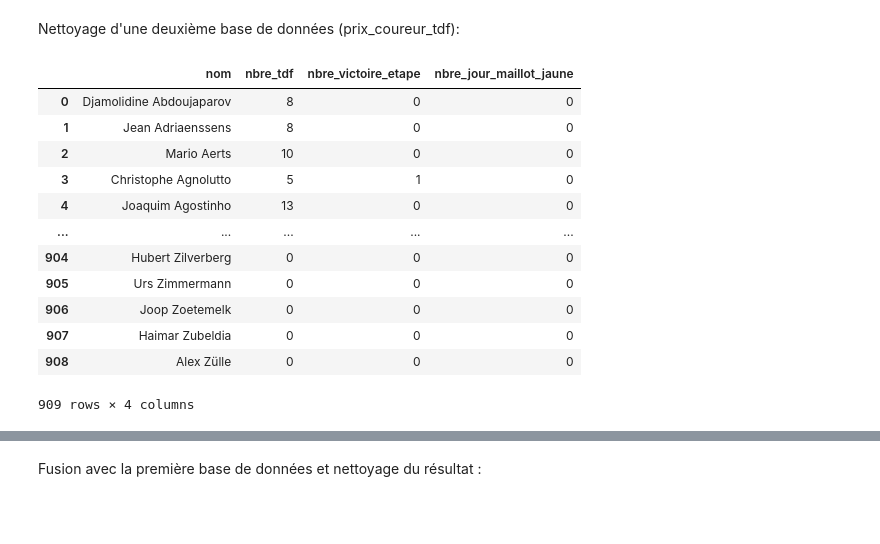
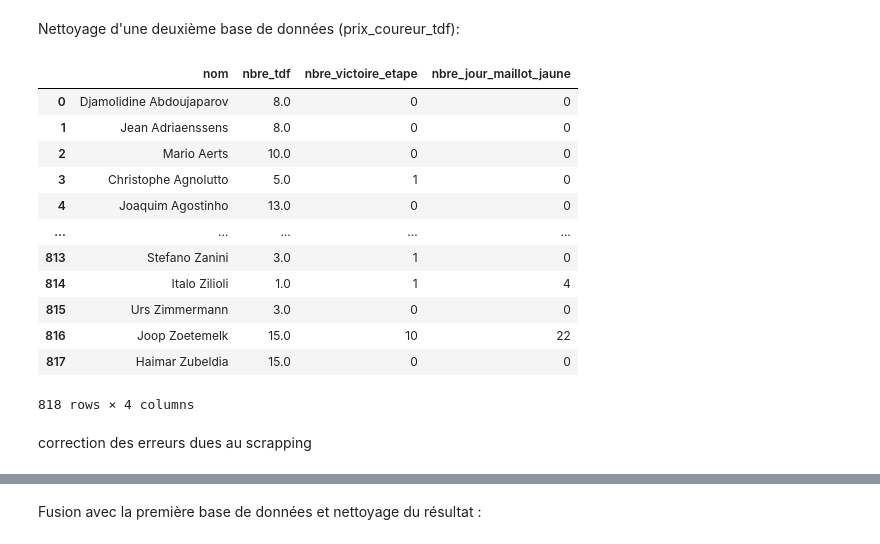
Before and after one commit to edequercize/Projet-Python, a Jupyter notebook: test_merge.ipynb, the cells around one changed output, grey strips where cells are left out. Drawn from its saved outputs; the diff is of its cells as text; code cells hidden in the pictures; blank space fills up the shorter version.

```diff
--- a/test_merge.ipynb
+++ b/test_merge.ipynb
@@ -35,20 +43,22 @@ coureur_tdf
 # %% [markdown]
 Nettoyage d'une deuxième base de données (prix_coureur_tdf):
 # %%
-prix_coureur_tdf = pd.read_csv("palmares_tdf2.csv")
+prix_coureur_tdf = pd.read_csv("https://drive.google.com/file/d/1RCUw5BPznYv5xWpzNkoarlmH57z-jS3W/view?usp=drive_link")
 prix_coureur_tdf.columns = ['nom', 'nbre_tdf', 'nbre_victoire_etape', 'nbre_jour_maillot_jaune']
 prix_coureur_tdf
 # %% [output]
 |  | nom | nbre_tdf | nbre_victoire_etape | nbre_jour_maillot_jaune |
-| 0 | Djamolidine Abdoujaparov | 8 | 0 | 0 |
-| 1 | Jean Adriaenssens | 8 | 0 | 0 |
-| 2 | Mario Aerts | 10 | 0 | 0 |
-| 3 | Christophe Agnolutto | 5 | 1 | 0 |
-| 4 | Joaquim Agostinho | 13 | 0 | 0 |
+| 0 | Djamolidine Abdoujaparov | 8.0 | 0 | 0 |
+| 1 | Jean Adriaenssens | 8.0 | 0 | 0 |
+| 2 | Mario Aerts | 10.0 | 0 | 0 |
+| 3 | Christophe Agnolutto | 5.0 | 1 | 0 |
+| 4 | Joaquim Agostinho | 13.0 | 0 | 0 |
 | ... | ... | ... | ... | ... |
-| 904 | Hubert Zilverberg | 0 | 0 | 0 |
-| 905 | Urs Zimmermann | 0 | 0 | 0 |
-| 906 | Joop Zoetemelk | 0 | 0 | 0 |
-| 907 | Haimar Zubeldia | 0 | 0 | 0 |
-| 908 | Alex Zülle | 0 | 0 | 0 |
+| 813 | Stefano Zanini | 3.0 | 1 | 0 |
+| 814 | Italo Zilioli | 1.0 | 1 | 4 |
+| 815 | Urs Zimmermann | 3.0 | 0 | 0 |
+| 816 | Joop Zoetemelk | 15.0 | 10 | 22 |
+| 817 | Haimar Zubeldia | 15.0 | 0 | 0 |
-909 rows × 4 columns
+818 rows × 4 columns
+# %% [markdown]
+correction des erreurs dues au scrapping
```
Also changed, not shown: parts of 38 cells of this notebook.
